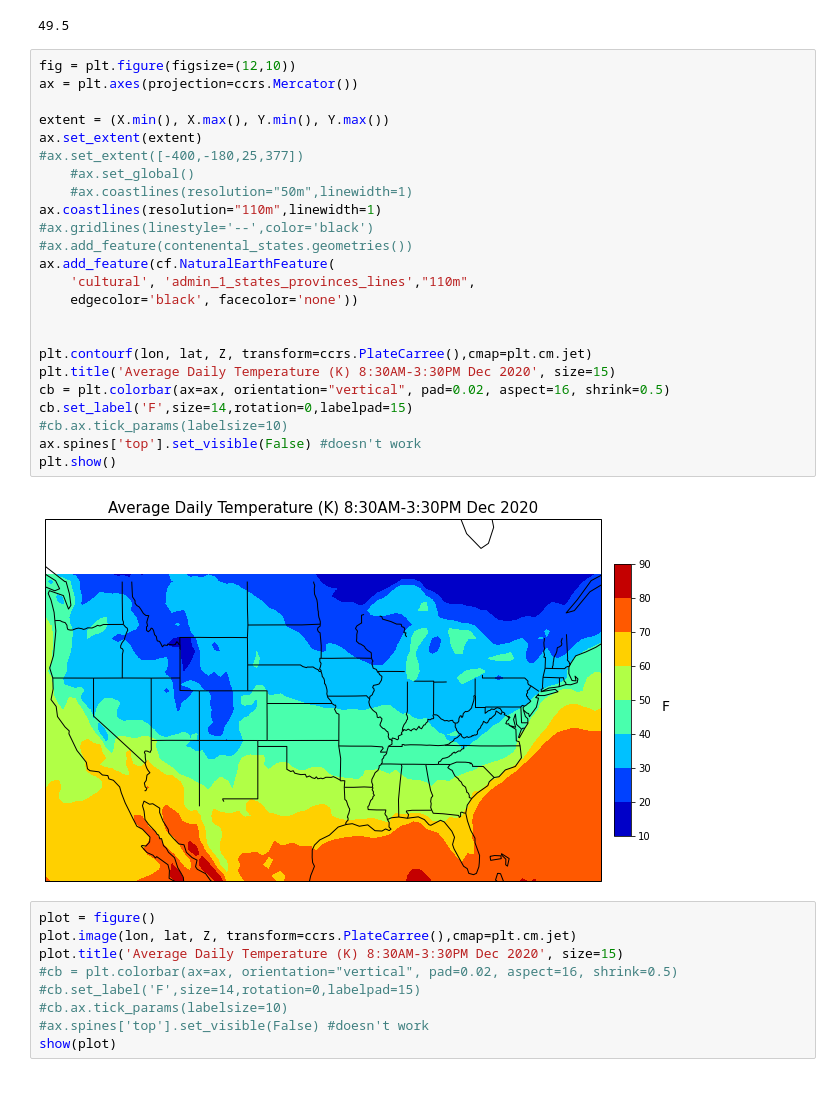
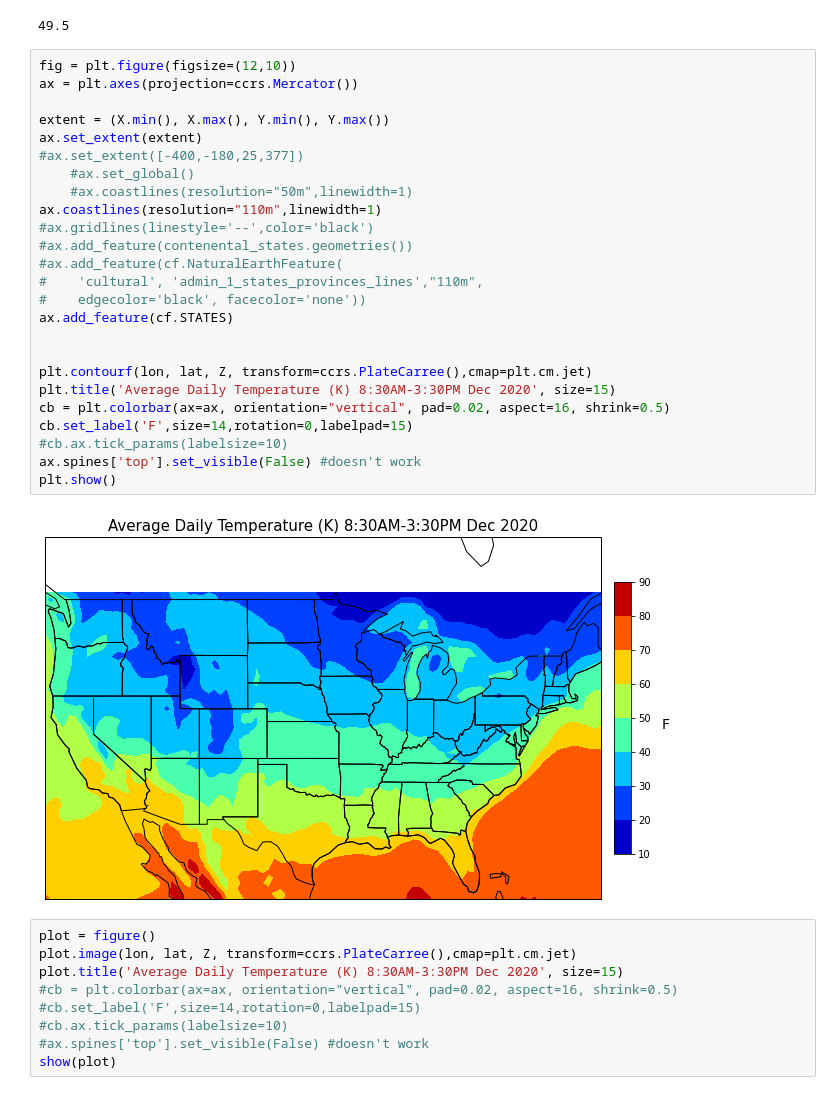
Before and after one commit to Harris-2020-Grad-Side-Projects/US-schoolday-temperatures, a Jupyter notebook: map_temperature.ipynb, the cells around one changed output. Cells and saved outputs as stored; diff of their text form.

Commit message:
Update
Fixed the state lines on the cartopy map (yey!)

```diff
--- a/map_temperature.ipynb
+++ b/map_temperature.ipynb
@@ -148,29 +145,30 @@ Y.max()
 # %%
 fig = plt.figure(figsize=(12,10))
 ax = plt.axes(projection=ccrs.Mercator())
 
 extent = (X.min(), X.max(), Y.min(), Y.max())
 ax.set_extent(extent)
 #ax.set_extent([-400,-180,25,377])
     #ax.set_global()
     #ax.coastlines(resolution="50m",linewidth=1)
 ax.coastlines(resolution="110m",linewidth=1)
 #ax.gridlines(linestyle='--',color='black')
 #ax.add_feature(contenental_states.geometries())
-ax.add_feature(cf.NaturalEarthFeature(
-    'cultural', 'admin_1_states_provinces_lines',"110m",
-    edgecolor='black', facecolor='none'))
+#ax.add_feature(cf.NaturalEarthFeature(
+#    'cultural', 'admin_1_states_provinces_lines',"110m",
+#    edgecolor='black', facecolor='none'))
+ax.add_feature(cf.STATES)
 
 
 plt.contourf(lon, lat, Z, transform=ccrs.PlateCarree(),cmap=plt.cm.jet)
 plt.title('Average Daily Temperature (K) 8:30AM-3:30PM Dec 2020', size=15)
 cb = plt.colorbar(ax=ax, orientation="vertical", pad=0.02, aspect=16, shrink=0.5)
 cb.set_label('F',size=14,rotation=0,labelpad=15)
 #cb.ax.tick_params(labelsize=10)
 ax.spines['top'].set_visible(False) #doesn't work
 plt.show()
 # %% [output]
-[figure, old version]
+[figure, new version]
 # %%
 plot = figure()
 plot.image(lon, lat, Z, transform=ccrs.PlateCarree(),cmap=plt.cm.jet)
```
Also changed, not shown: parts of 2 cells of this notebook.
